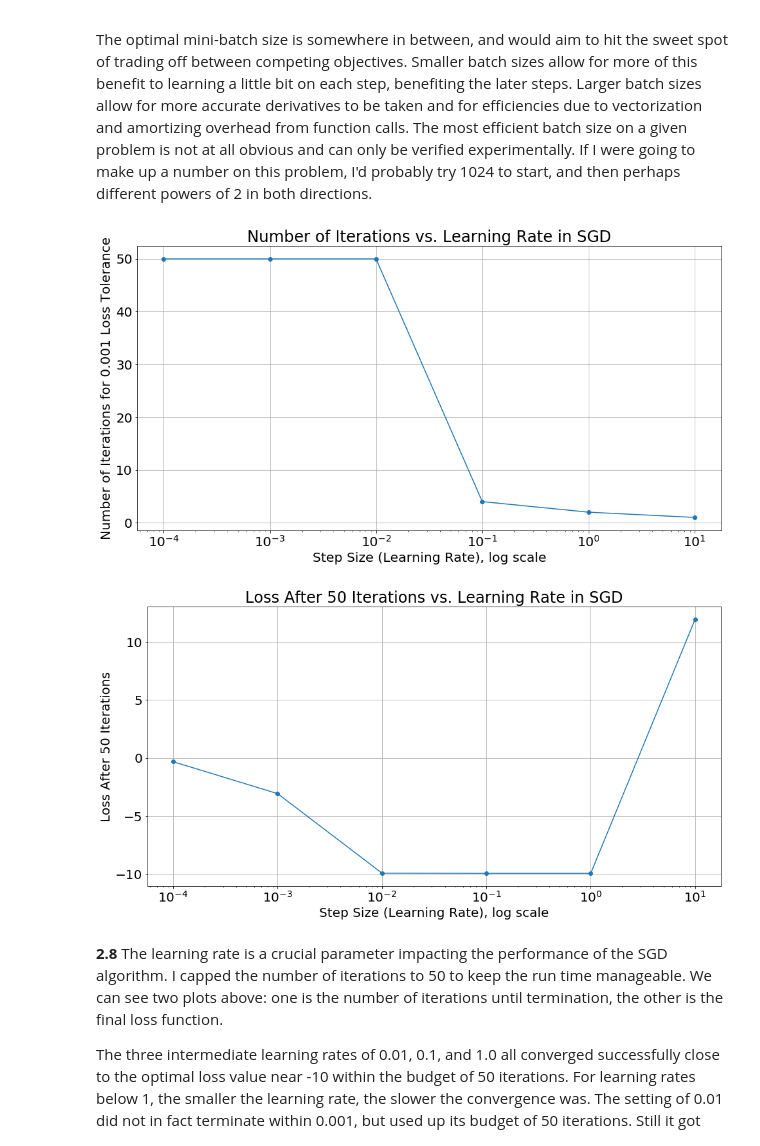
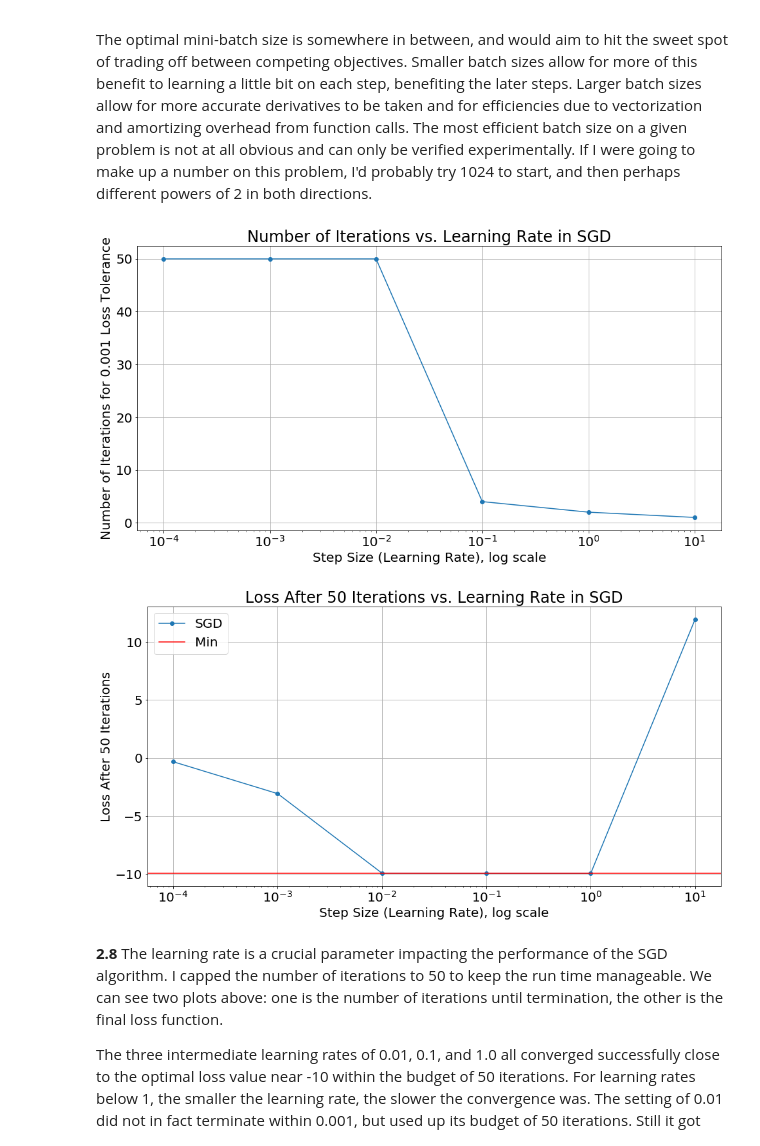
Before and after one commit to IACS-AM-207-Braavos/AM-207, a Jupyter notebook: hw6/AM207_HW6_MSE.ipynb, the cells around one changed output. Drawn from its saved outputs; the diff is of its cells as text; code cells hidden in the pictures.

```diff
--- a/hw6/AM207_HW6_MSE.ipynb
+++ b/hw6/AM207_HW6_MSE.ipynb
@@ -604,7 +626,7 @@ def L(lambda1: float, lambda2: float) -> float:
 # Minimum is given
 lambda1_min = 2.05384
 lambda2_min = 0.0
-# lambdas_min = np.array([lambda1_min, lambda2_min])
+# lambda_min = np.array([lambda1_min, lambda2_min])
 loss_min = L(lambda1_min, lambda2_min)
 
 # Grid of lambda1 and lambda2
@@ -612,12 +634,17 @@ grid_size: int = 200
 lambda1_samp = np.linspace(-10, 10, grid_size)
 lambda2_samp = np.linspace(-10, 10, grid_size)
 lambda1_grid, lambda2_grid = np.meshgrid(lambda1_samp, lambda2_samp)
+
 # Grid of the total loss function
-if 'loss_grid' not in globals():
+try:
+    loss_grid = vartbl['loss_grid']
+except:
     loss_grid = np.zeros((grid_size, grid_size))
     for i, lambda1 in enumerate(lambda1_samp):
         for j, lambda2 in enumerate(lambda2_samp):
             loss_grid[i,j] = L(lambda1, lambda2)
+    vartbl['loss_grid'] = loss_grid
+    save_vartbl(vartbl, fname)
 
 # Plot the loss function
 fig, ax = plt.subplots()
@@ -877,15 +920,17 @@ plt.show()
 
 It's possible that some of this slowness was due to efficient vectorization in GD vs. poorly written for loops in SGD, but most of the slowdown is probably real.  SGD is doing a ton of extra work taking derivatives at every point, whereas GD is doing that work only once per epoch.  Another way of describing this situation is that the optimal mini-batch size for this problem is closer to the full data set than to one point at a time.  One point at a time is almost never optimal because of the overhead involved in calling functions and computing gradients.  You essentially always want a mini batch that's big enough to amortize those costs.
 # %%
-# 2.7 Compare the number of iterations it takes for each algorithm to obtain an estimate accurate to 1e-3.
-# You may wish to set a cap for maximum number of iterations.
-# Which method converges to the optimal point in fewer iterations? Briefly explain why this result should be expected.
-
 # Number of iterations for 3 decimal places of precision in the loss function
 precision_3dp = 1e-3
 gd_3dp = gradient_descent(lambda_init, X_data, step_size, scale, max_iterations, precision_3dp, loss_func)
-if 'sgd_3dp' not in globals():
-    sgd_3dp = stochastic_gradient_descent(lambda_init, X_data, step_size, scale, max_iterations, precision_3dp, loss_func)
+# Load gradient descent calculations to 3 decimal places if present, otherwise compute it
+try:
+    sgd_3dp = vartbl['sgd_3dp']
+except:
+    sgd_3dp = stochastic_gradient_descent(lambda_init, X_data, step_size, scale,
+                                          max_iterations, precision_3dp, loss_func)
+    vartbl['sgd_3dp'] = sgd_3dp
+    save_vartbl(vartbl, 'sgd_3dp')
 # Report results
 num_iters_gd_3dp = len(gd['history'])
 num_iters_sgd_3dp = len(sgd['history'])
@@ -901,11 +946,6 @@ Stochastic Gradient Descent: 109 iterations
 
 The optimal mini-batch size is somewhere in between, and would aim to hit the sweet spot of trading off between competing objectives.  Smaller batch sizes allow for more of this benefit to learning a little bit on each step, benefiting the later steps.  Larger batch sizes allow for more accurate derivatives to be taken and for efficiencies due to vectorization and amortizing overhead from function calls.  The most efficient batch size on a given problem is not at all obvious and can only be verified experimentally.  If I were going to make up a number on this problem, I'd probably try 1024 to start, and then perhaps different powers of 2 in both directions.
 # %%
-# 2.8 Compare the performance of stochastic gradient descent on our loss function and dataset for the
-# following learning rates: [10, 1, 0.1, 0.01, 0.001, 0.0001].
-# Based on your observations, briefly describe the effect of the choice of learning rate
-# on the performance of the algorithm.
-
 # List of learning rates to try
 step_sizes  = np.array([10.0, 1.0, 0.1, 0.01, 0.001, 0.0001])
 num_step_sizes = len(step_sizes)
@@ -913,43 +953,54 @@ num_step_sizes = len(step_sizes)
 lambda_init = np.array([0, 0])
 # Set max_iterations for this experiment at 50 so runs don't take too long
 max_iterations_sgd = 50
-if 'sgds_by_lr' not in globals():
+# Load SGD by learning rate if present, otherwise compute it
+try:
+    sgds_by_lr = vartbl['sgds_by_lr']
+    num_iters_by_lr = vartbl['num_iters_by_lr']
+    loss_by_lr = vartbl['loss_by_lr']
+except:
     # List of sgd objects and iteration counts
     sgds_by_lr: List[dict] = num_step_sizes * [dict()]
     num_iters_by_lr = np.zeros(num_step_sizes)
     loss_by_lr = np.zeros(num_step_sizes)
     # Try each step size on SGD; count number of iterations for 3 decimal places
     for i, step_size in enumerate(step_sizes):
         sgd_curr = stochastic_gradient_descent(lambda_init, X_data, step_size,
                                                scale, max_iterations_sgd, precision_3dp, loss_func)
         sgds_by_lr[i] = sgd_curr
         num_iters_by_lr[i] = len(sgd_curr['history'])-1
         loss_by_lr[i] = sgd_curr['history'][-1]
+    vartbl['sgds_by_lr'] = sgds_by_lr
+    vartbl['num_iters_by_lr'] = num_iters_by_lr
+    vartbl['loss_by_lr'] = loss_by_lr
+    save_vartbl(vartbl, fname)
 
 # Plot number of iterations vs. learning rate
 fig, ax = plt.subplots()
 fig.set_size_inches([16, 8])
 ax.set_title('Number of Iterations vs. Learning Rate in SGD')
 ax.set_xlabel('Step Size (Learning Rate), log scale')
 ax.set_ylabel('Number of Iterations for 0.001 Loss Tolerance')
 ax.set_xscale('log')
-ax.plot(step_sizes, num_iters_by_lr, marker='o')
+ax.plot(step_sizes, num_iters_by_lr, label='SGD', marker='o')
 ax.grid()
 plt.show()
 
 # Plot error after 50 iterations vs. learning rate for three small ones
 fig, ax = plt.subplots()
 fig.set_size_inches([16, 8])
 ax.set_title('Loss After 50 Iterations vs. Learning Rate in SGD')
 ax.set_xlabel('Step Size (Learning Rate), log scale')
 ax.set_ylabel('Loss After 50 Iterations')
 ax.set_xscale('log')
-ax.plot(step_sizes, loss_by_lr, marker='o')
+ax.plot(step_sizes, loss_by_lr, label='SGD', marker='o')
+ax.axhline(y=loss_min, color='r', label='Min')
+ax.legend()
 ax.grid()
 plt.show()
 # %% [output]
 [figure]
-[figure, old version]
+[figure, new version]
 # %% [markdown]
 **2.8** The learning rate is a crucial parameter impacting the performance of the SGD algorithm.  I capped the number of iterations to 50 to keep the run time manageable.  We can see two plots above: one is the number of iterations until termination, the other is the final loss function.
 
```
Also changed, not shown: parts of 9 cells of this notebook, 8 other files.
